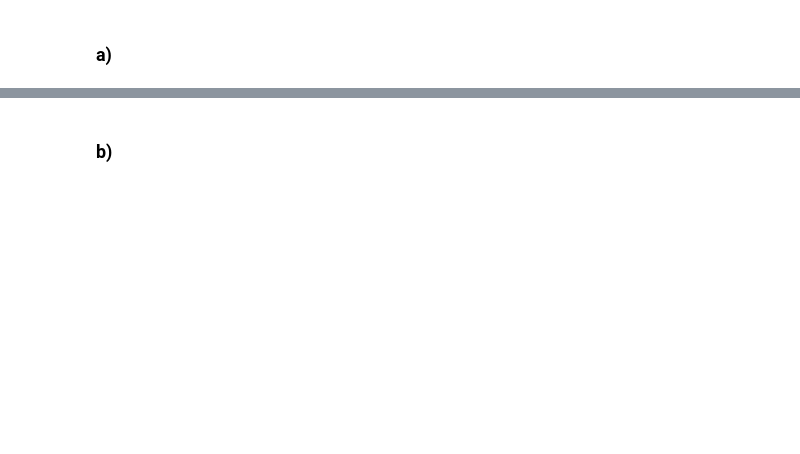
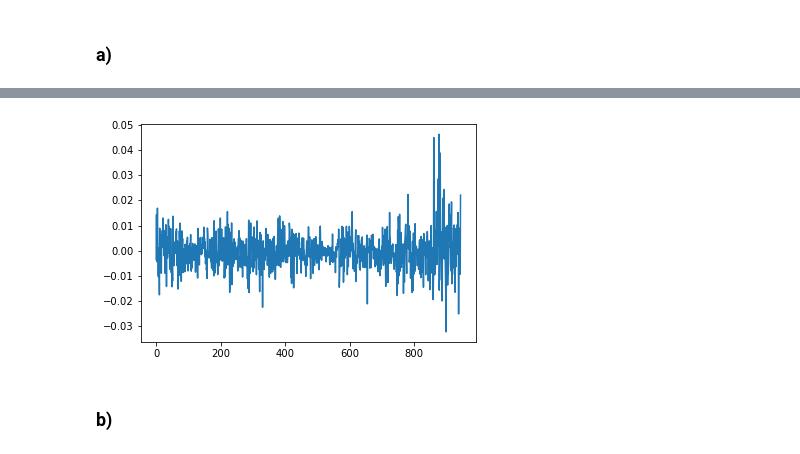
Before and after one commit to siemfenne/timeseriesmodels-vu, a Jupyter notebook: part2.ipynb, the cells around one changed output, grey strips where cells are left out. Saved outputs shown, nothing was run; the diff lists cells and outputs as text; code cells hidden in the pictures; blank space fills up the shorter version.

```diff
--- a/part2.ipynb
+++ b/part2.ipynb
@@ -35,0 +18,4 @@ ax = axs[1,1]
+# %%
+df['returns'] = np.exp(df['GBPUSD']/100) - 1
+print(df['returns'].describe())
+df
@@ -36,2 +45,7 @@ ax = axs[1,1]
+# %%
+plt.plot(df['returns'])
+plt.show()
+# %% [output]
+[figure, added]
 # %% [markdown]
 ### b)
```
Also changed, not shown: parts of 4 cells of this notebook.
